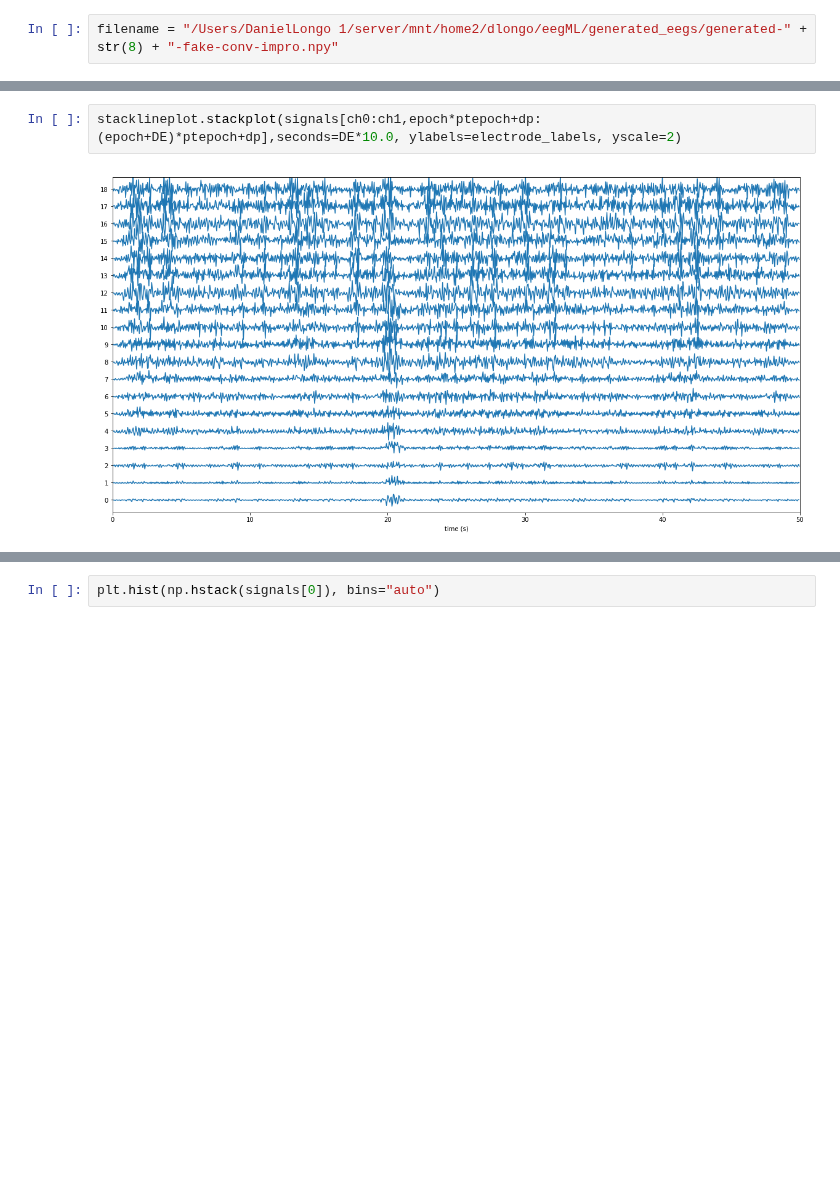
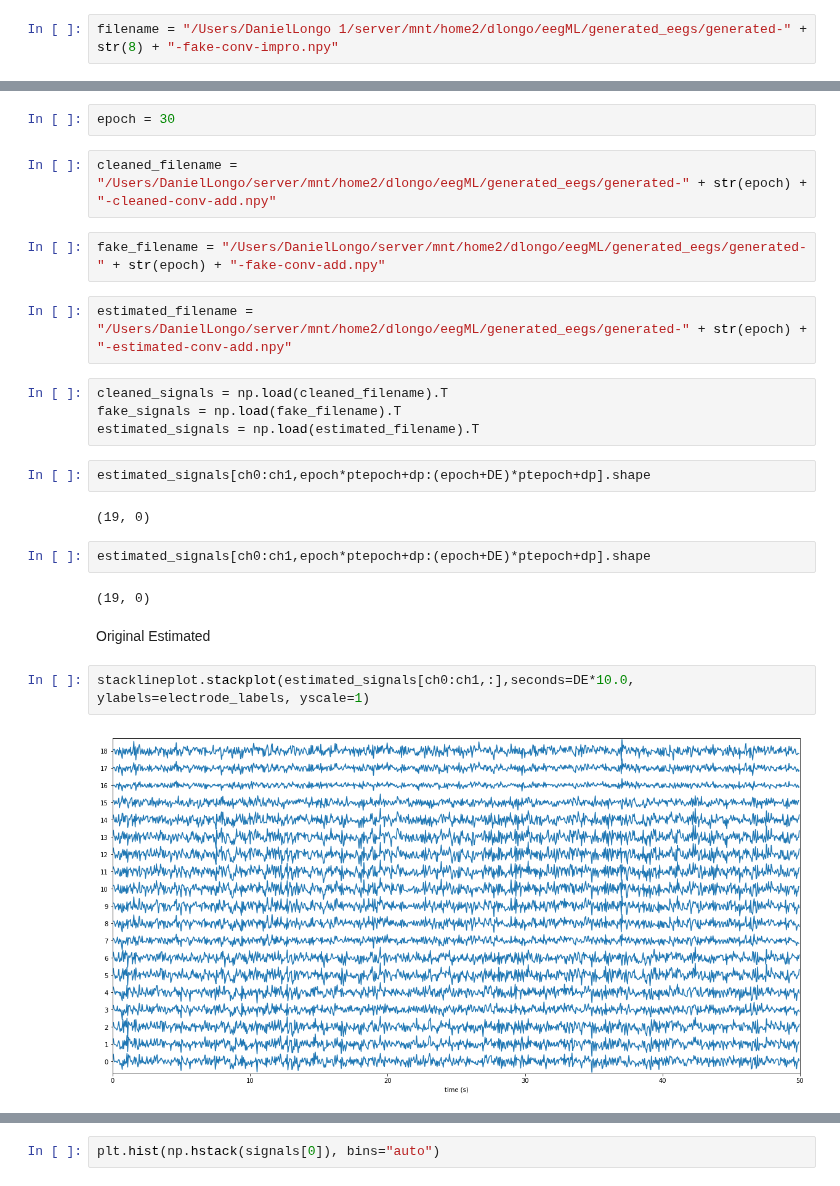
Before and after one commit to DanielLongo/eegML, a Jupyter notebook: visualize_generated_eegs.ipynb, the cells around one changed output, grey strips where cells are left out. Saved outputs shown, nothing was run; the diff lists cells and outputs as text; blank space fills up the shorter version.

```diff
--- a/visualize_generated_eegs.ipynb
+++ b/visualize_generated_eegs.ipynb
@@ -107,4 +105,26 @@ FileNotFoundError: [Errno 2] No such file or directory: '/Users/DanielLongo/serv
+# %%
+epoch = 30
+# %%
+cleaned_filename = "/Users/DanielLongo/server/mnt/home2/dlongo/eegML/generated_eegs/generated-" + str(epoch) + "-cleaned-conv-add.npy"
+# %%
+fake_filename = "/Users/DanielLongo/server/mnt/home2/dlongo/eegML/generated_eegs/generated-" + str(epoch) + "-fake-conv-add.npy"
+# %%
+estimated_filename = "/Users/DanielLongo/server/mnt/home2/dlongo/eegML/generated_eegs/generated-" + str(epoch) + "-estimated-conv-add.npy"
+# %%
+cleaned_signals = np.load(cleaned_filename).T
+fake_signals = np.load(fake_filename).T
+estimated_signals = np.load(estimated_filename).T
+# %%
+estimated_signals[ch0:ch1,epoch*ptepoch+dp:(epoch+DE)*ptepoch+dp].shape
+# %% [output]
+(19, 0)
+# %%
+estimated_signals[ch0:ch1,epoch*ptepoch+dp:(epoch+DE)*ptepoch+dp].shape
+# %% [output]
+(19, 0)
+# %% [markdown]
+Original Estimated
 # %%
-stacklineplot.stackplot(signals[ch0:ch1,epoch*ptepoch+dp:(epoch+DE)*ptepoch+dp],seconds=DE*10.0, ylabels=electrode_labels, yscale=2)
+stacklineplot.stackplot(estimated_signals[ch0:ch1,:],seconds=DE*10.0, ylabels=electrode_labels, yscale=1)
 # %% [output]
-[figure, old version]
+[figure, new version]
```
Also changed, not shown: parts of 6 cells of this notebook.
